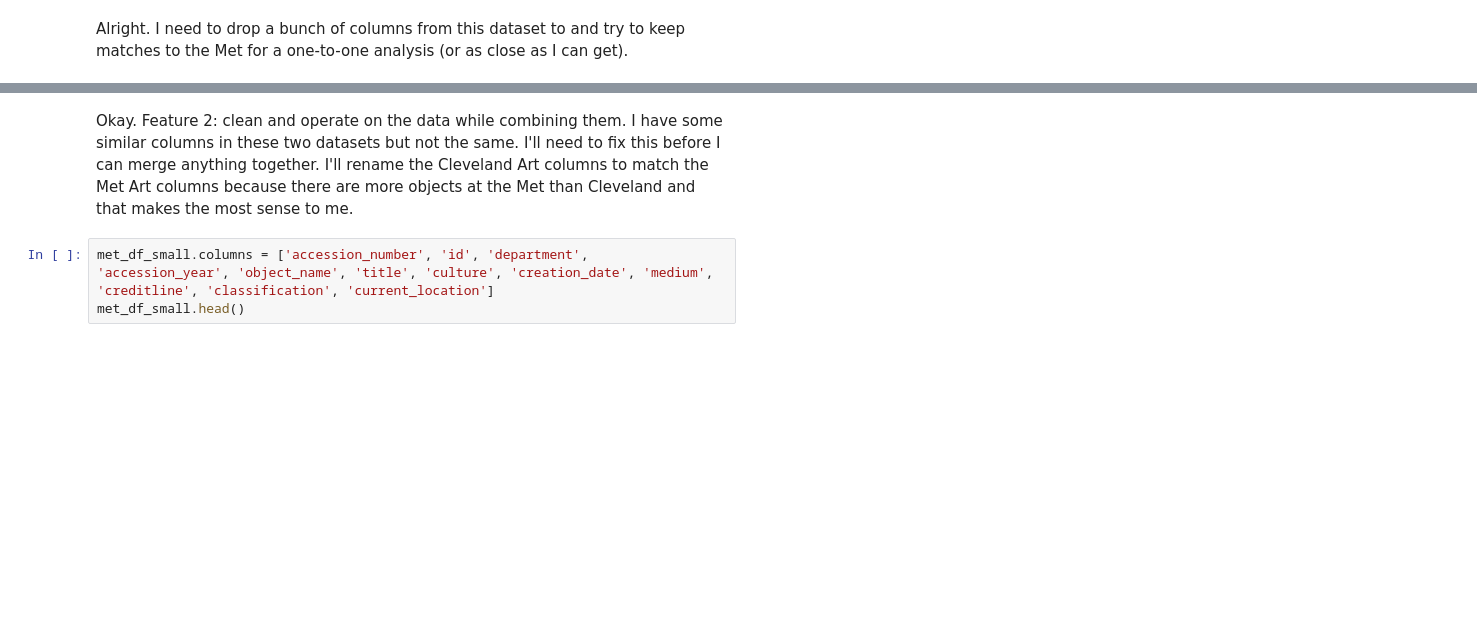
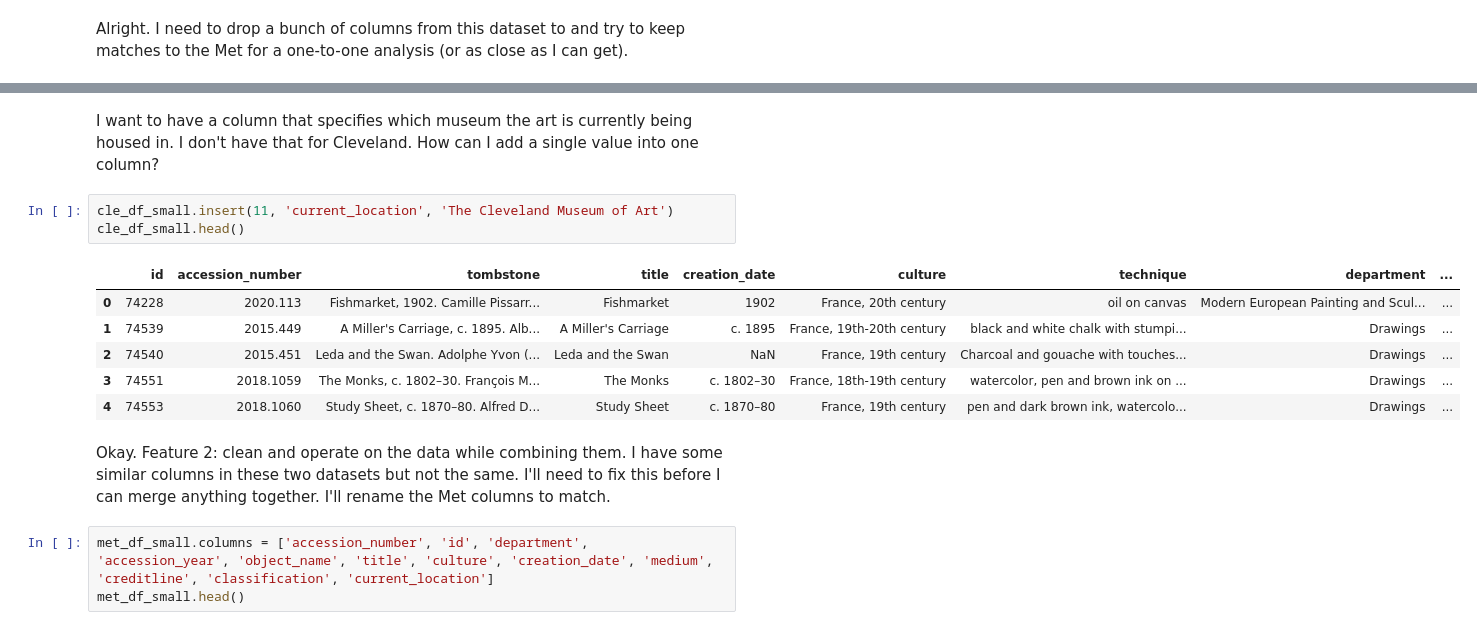
Before and after one commit to causticwonder/analyzing_the_met, a Jupyter notebook: analyzing_the_met.ipynb, the cells around one changed output, grey strips where cells are left out. Drawn from its saved outputs; the diff is of its cells as text; blank space fills up the shorter version.

```diff
--- a/analyzing_the_met.ipynb
+++ b/analyzing_the_met.ipynb
@@ -129,6 +131,18 @@ cle_df_small.head()
+# %% [markdown]
+I want to have a column that specifies which museum the art is currently being housed in. I don't have that for Cleveland.  How can I add a single value into one column?
+# %%
+cle_df_small.insert(11, 'current_location', 'The Cleveland Museum of Art')
+cle_df_small.head()
+# %% [output]
+|  | id | accession_number | tombstone | title | creation_date | culture | technique | department | ... |
+| 0 | 74228 | 2020.113 | Fishmarket, 1902. Camille Pissarr... | Fishmarket | 1902 | France, 20th century | oil on canvas | Modern European Painting and Scul... | ... |
+| 1 | 74539 | 2015.449 | A Miller's Carriage, c. 1895. Alb... | A Miller's Carriage | c. 1895 | France, 19th-20th century | black and white chalk with stumpi... | Drawings | ... |
+| 2 | 74540 | 2015.451 | Leda and the Swan. Adolphe Yvon (... | Leda and the Swan | NaN | France, 19th century | Charcoal and gouache with touches... | Drawings | ... |
+| 3 | 74551 | 2018.1059 | The Monks, c. 1802–30. François M... | The Monks | c. 1802–30 | France, 18th-19th century | watercolor, pen and brown ink on ... | Drawings | ... |
+| 4 | 74553 | 2018.1060 | Study Sheet, c. 1870–80. Alfred D... | Study Sheet | c. 1870–80 | France, 19th century | pen and dark brown ink, watercolo... | Drawings | ... |
 # %% [markdown]
 Okay. Feature 2: clean and operate on the data while combining them.
-I have some similar columns in these two datasets but not the same. I'll need to fix this before I can merge anything together. I'll rename the Cleveland Art columns to match the Met Art columns because there are more objects at the Met than Cleveland and that makes the most sense to me.
+I have some similar columns in these two datasets but not the same. I'll need to fix this before I can merge anything together. I'll rename the Met columns to match.
 # %%
 met_df_small.columns = ['accession_number', 'id', 'department', 'accession_year', 'object_name', 'title', 'culture', 'creation_date', 'medium', 'creditline', 'classification', 'current_location']
 met_df_small.head()
```
Also changed, not shown: parts of 21 cells of this notebook.
